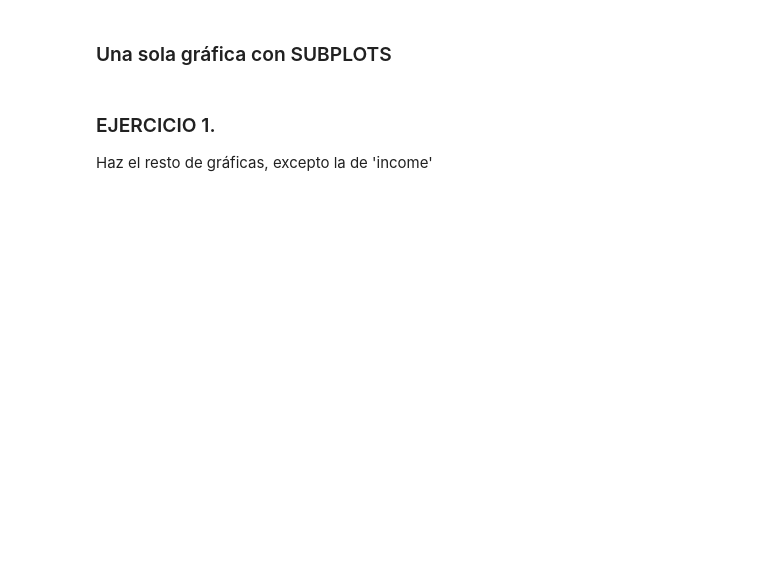
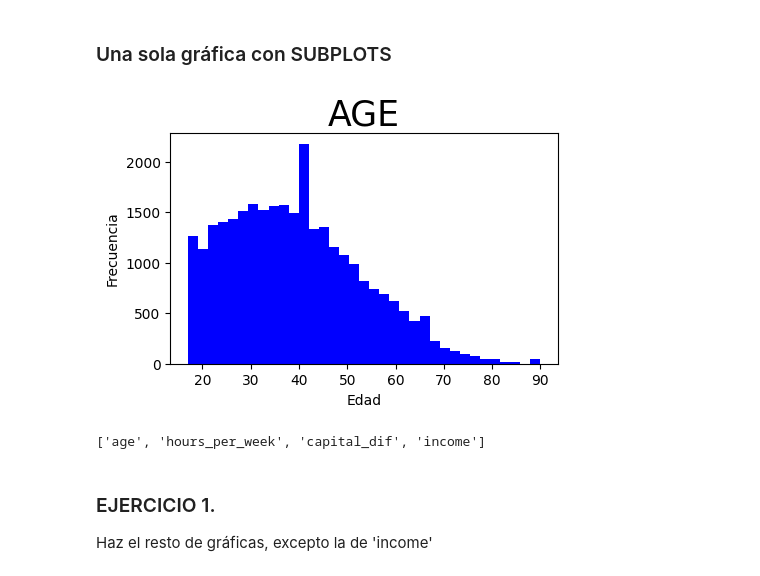
Before and after one commit to SonikoKatsura/CURSO_PARO_IA, a Jupyter notebook: Rober_IA/Modulo2/PRACTICA_GRAFICAS.ipynb, the cells around one changed output. Drawn from its saved outputs; the diff is of its cells as text; code cells hidden in the pictures; blank space fills up the shorter version.

```diff
--- a/Rober_IA/Modulo2/PRACTICA_GRAFICAS.ipynb
+++ b/Rober_IA/Modulo2/PRACTICA_GRAFICAS.ipynb
@@ -19,7 +20,7 @@ matplotlib.__version__
 # %% [markdown]
 ## CARGA DEL DATASET (ya "limpio" en adult_final.csv)
 # %%
-RUTA = './adult_final.csv'
+RUTA = 'https://raw.githubusercontent.com/SonikoKatsura/CURSO_PARO_IA/refs/heads/main/Rober_IA/Modulo2/datos/adult_final.csv'
 
 df_adult = pd.read_csv(RUTA)
 
@@ -41,7 +95,5 @@ df_adult.columns
 # %% [markdown]
 **Aprovechamos y nos quitamos de encima las columnas 'fnlwgt' y 'education_num':**
-# %%
-df_adult.drop(columns=['fnlwgt', 'education_num'], inplace=True)
 # %%
 df_adult = df_adult[['age', 'sex', 'marital_status', 'relationship', 'race', 'native_country', 'education', 'workclass', 'occupation',
                     'hours_per_week',  'capital_dif', 'income']]
@@ -75,13 +147,17 @@ plt.ylabel('frecuencia');
 # %%
 fig, ax = plt.subplots(figsize=(5,3))
 
 ax.hist(df_adult.age, bins=35, color='blue')
 
-ax.set_title('AGE', fontsize=50)
-ax.set_xlabel('edad')
-ax.set_ylabel('frecuencia');
+ax.set_title('AGE', fontsize=25)
+ax.set_xlabel('Edad')
+ax.set_ylabel('Frecuencia');
+# %% [output]
+[figure, added]
 # %%
 variables_numericas
+# %% [output]
+['age', 'hours_per_week', 'capital_dif', 'income']
 # %% [markdown]
 ### EJERCICIO 1.
 
```
Also changed, not shown: parts of 28 cells of this notebook.
